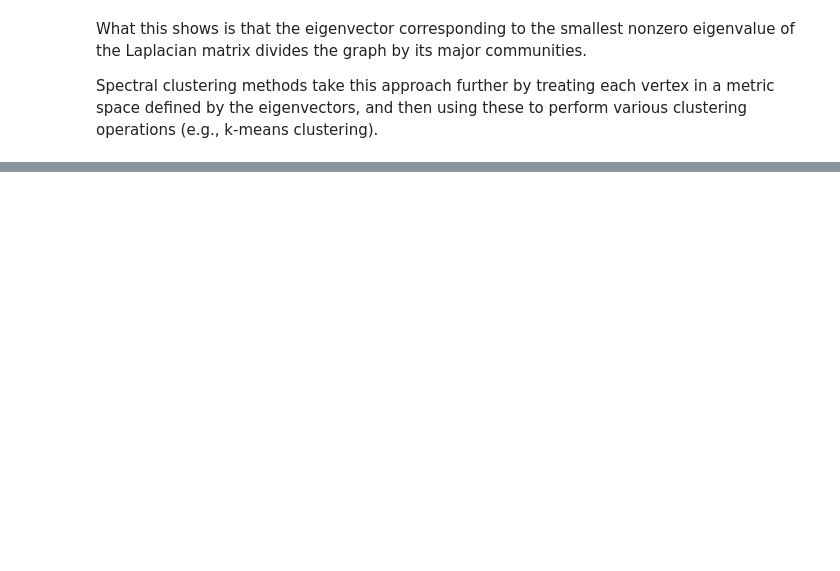
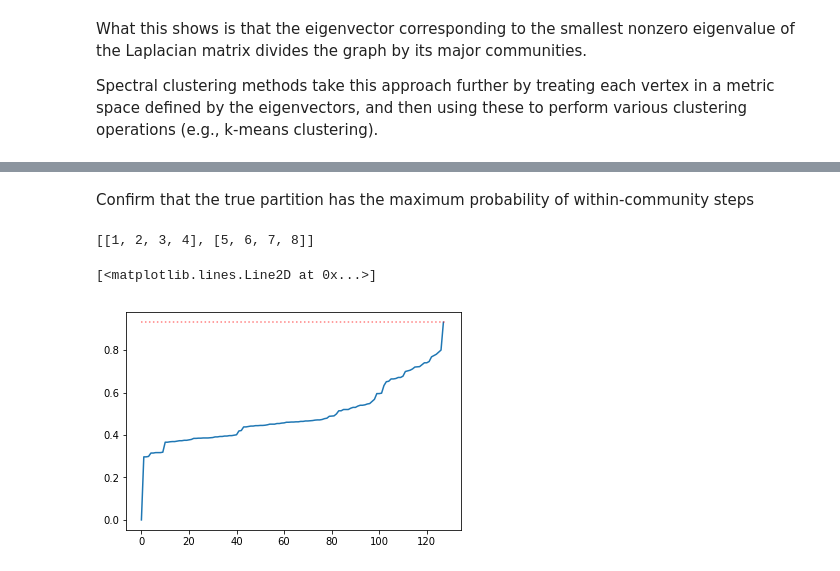
Before and after one commit to BrainNetworksCourse/brain-networks-course, a Jupyter notebook: Week3-NetworkModeling/CommunityDetection.ipynb, the cells around one changed output, grey strips where cells are left out. Drawn from its saved outputs; the diff is of its cells as text; code cells hidden in the pictures; blank space fills up the shorter version.

```diff
--- a/Week3-NetworkModeling/CommunityDetection.ipynb
+++ b/Week3-NetworkModeling/CommunityDetection.ipynb
@@ -328,0 +355,47 @@ Spectral clustering methods take this approach further by treating each vertex i
+# %%
+def mean_walktype(edges,partition_list):
+    """
+    compute the proportion of within-community steps in a random walk
+    edges is a list of tuples referring to edges in a random walk
+    partition_list is a list of lists, as returned by algorithm_u
+    """
+    # turn partition_list into a partition index
+    partition=numpy.zeros(len(list(itertools.chain.from_iterable(partition_list))))
+    for i in partition_list[1]:
+        partition[i-1]=1
+    # create the delta function for the partition
+    delta = numpy.zeros((len(partition),len(partition)))
+    for i in range(len(partition)):
+        for j in range(len(partition)):
+            delta[i,j]=int(partition[i]==partition[j])
+
+    # create the list of walk types using the delta array
+    walktype=[] # 1 for within, 0 for between
+    for i in edges:
+        walktype.append(delta[i[0]-1,i[1]-1])
+
+    return(numpy.mean(walktype))
+
+meanvals=numpy.zeros(128)
+partitions=[]
+# loop through all possible partitions into two communities:
+for i,p in enumerate(algorithm_u([1,2,3,4,5,6,7,8],2)):
+
+    meanvals[i] = mean_walktype(edges_visited,p)
+    partitions.append(p)
+# %% [markdown]
+Confirm that the true partition has the maximum probability of within-community steps
+# %%
+partitions[numpy.argmax(meanvals)]
+# %% [output]
+[[1, 2, 3, 4], [5, 6, 7, 8]]
+# %%
+mv=numpy.sort(meanvals)
+
+plt.plot(mv)
+# put a line for the value of the true partition
+true_p=mean_walktype(edges_visited,[{1,2,3,4},{5,6,7,8}])
+plt.plot([0,len(meanvals)],[true_p,true_p],'r',alpha=0.5,linestyle='dotted')
+# %% [output]
+[<matplotlib.lines.Line2D at 0x...>]
+[figure, added]
```
Also changed, not shown: parts of 38 cells of this notebook.
